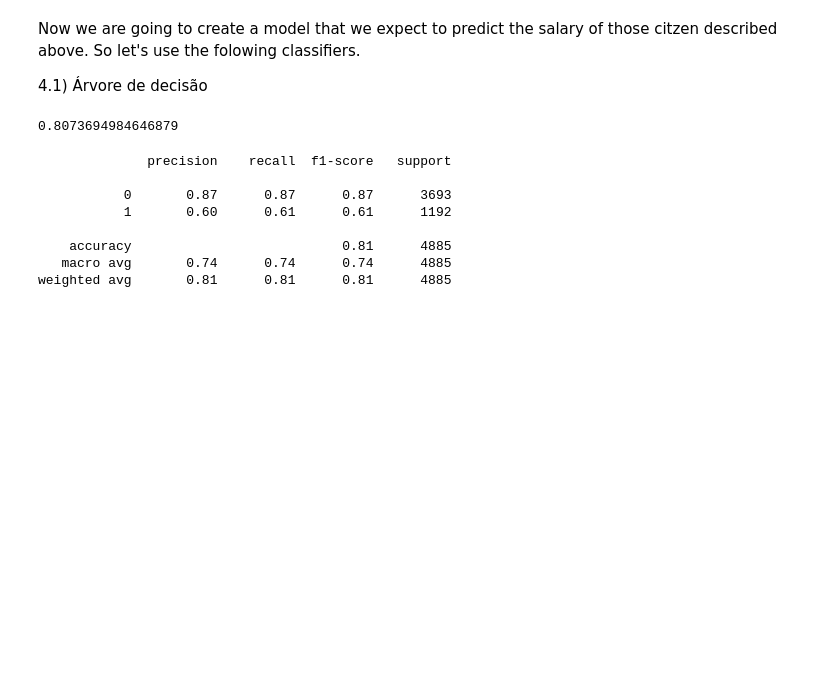
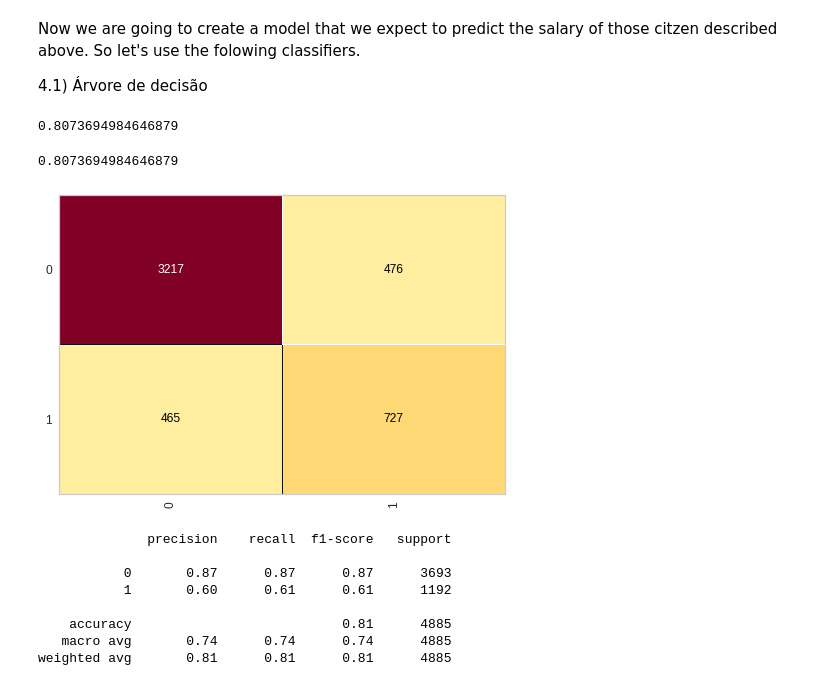
Before and after one commit to Mario-RJunior/census-analysis, a Jupyter notebook: census.ipynb, the cells around one changed output. Drawn from its saved outputs; the diff is of its cells as text; code cells hidden in the pictures; blank space fills up the shorter version.

Commit message:
Create section to test inbalanced classification

```diff
--- a/census.ipynb
+++ b/census.ipynb
@@ -296,6 +297,13 @@ score = accuracy_score(y_test, previsoes)
 print(score)
 # %% [output]
 0.8073694984646879
+# %%
+cm = ConfusionMatrix(arvore)
+cm.fit(X_train, y_train)
+cm.score(X_test, y_test)
+# %% [output]
+0.8073694984646879
+[figure, added]
 # %%
 print(classification_report(y_test, previsoes))
 # %% [output]
```
Also changed, not shown: parts of 8 cells of this notebook.
